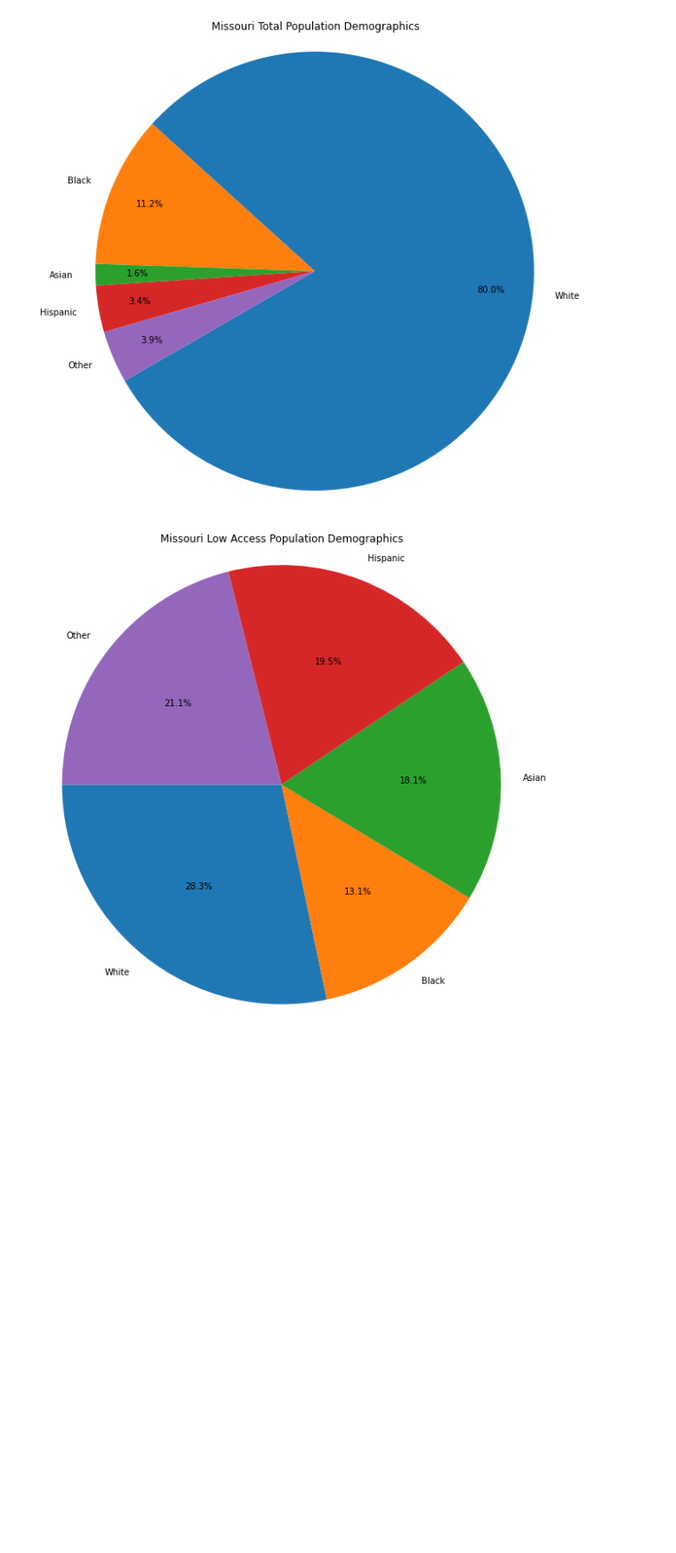
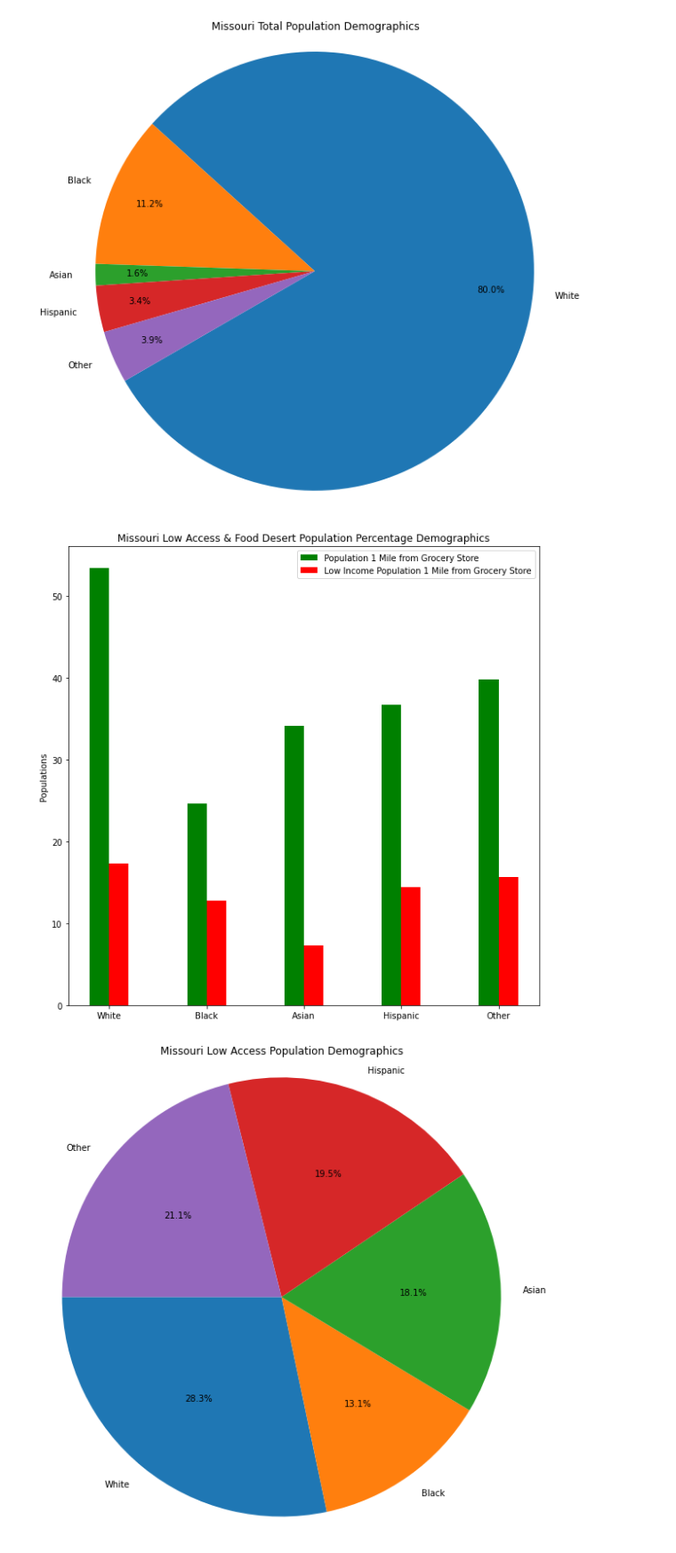
Before and after one commit to marybellavia/project-one, a Jupyter notebook: DataAnalysis.ipynb, the cells around one changed output. Shown at 89% size. Saved outputs shown, nothing was run; the diff lists cells and outputs as text; code cells hidden in the pictures; blank space fills up the shorter version.

```diff
--- a/DataAnalysis.ipynb
+++ b/DataAnalysis.ipynb
@@ -350,6 +350,32 @@ plt.savefig("output_data/PopulationPercentageDemographics.png")
 plt.show()
 # %% [output]
 [figure]
+# %%
+# creating variables for bar graph
+labels = ['White', 'Black', 'Asian', 'Hispanic', 'Other']
+la_percents = [white_mile_percent, black_mile_percent, asian_mile_percent, hisp_mile_percent, other_mile_percent]
+la_li_percents = [fd_white_mile_percent, fd_black_mile_percent, fd_asian_mile_percent, fd_hisp_mile_percent, fd_other_mile_percent]
+ind = np.arange(len(labels))  # the x locations for the groups
+w = 0.1       # the width of the bars
+
+# creating the bar graph
+fig = plt.figure(figsize=[10, 10])
+ax = fig.add_subplot(111)
+ax.bar(ind-w,la_percents, color='g', width=0.2, align='center', label="Population 1 Mile from Grocery Store")
+ax.bar(ind+w, la_li_percents, color='r', width=0.2, align='center', label="Low Income Population 1 Mile from Grocery Store")
+
+# cleaning up visually, setting labels and creating legend
+ax.set_ylabel('Populations')
+ax.set_xticks(ind)
+ax.set_xticklabels(labels)
+plt.legend()
+plt.title("Missouri Low Access & Food Desert Population Percentage Demographics")
+
+plt.savefig("output_data/PopulationPercentagesDemographics.png")
+
+plt.show()
+# %% [output]
+[figure, added]
 # %%
 # creating the pie chart and labeling
 fig = plt.figure(figsize=[10, 10])
```
Also changed, not shown: parts of 2 cells of this notebook, 3 other files.
